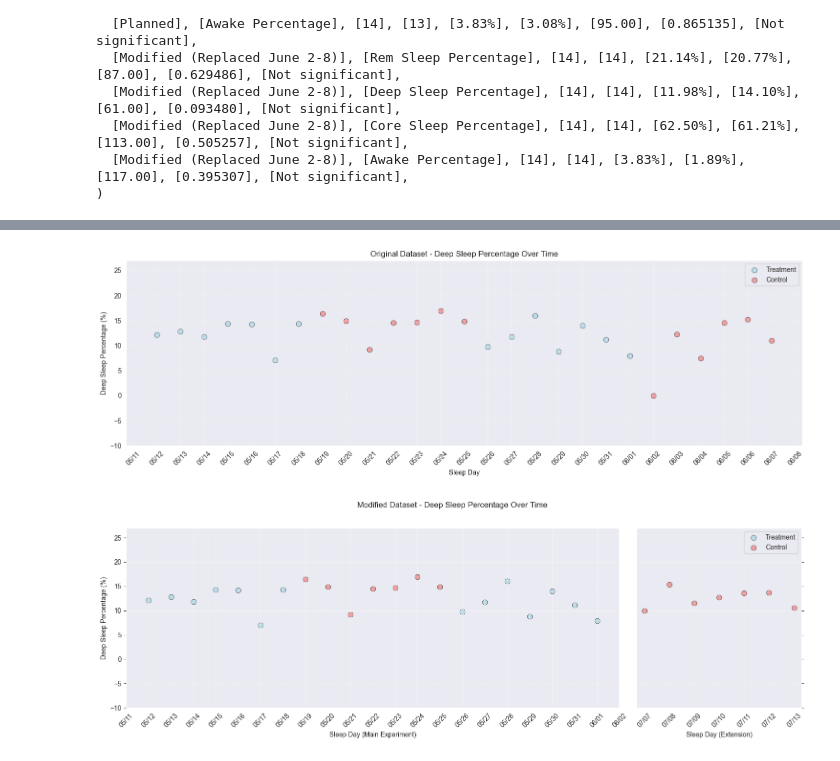
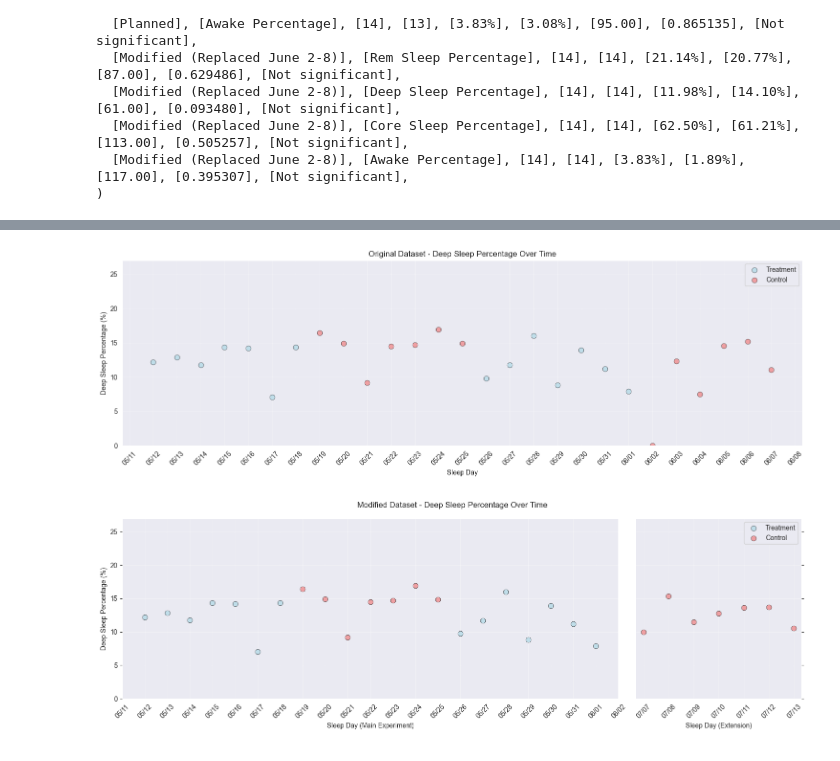
Before and after one commit to cezary17/nof1-analysis-py, a Jupyter notebook: analysis/analyze_data.ipynb, the cells around one changed output, grey strips where cells are left out. Drawn from its saved outputs; the diff is of its cells as text; code cells hidden in the pictures.

```diff
--- a/analysis/analyze_data.ipynb
+++ b/analysis/analyze_data.ipynb
@@ -601,7 +602,7 @@ control_deep_percentage = control_data["deep_sleep_percentage"].to_numpy()
 # Calculate y-axis limits for Deep sleep percentage
 all_deep_data = np.concatenate([treatment_deep_percentage, control_deep_percentage])
 deep_min, deep_max = np.min(all_deep_data), np.max(all_deep_data)
-deep_ylim_min, deep_ylim_max = deep_min - 10, deep_max + 10
+deep_ylim_min, deep_ylim_max = max(0, deep_min - 10), deep_max + 10
 
 ax1.scatter(treatment_dates, treatment_deep_percentage, color='lightblue', alpha=0.7, s=60, label='Treatment', edgecolors='black', linewidth=0.5)
 ax1.scatter(control_dates, control_deep_percentage, color='lightcoral', alpha=0.7, s=60, label='Control', edgecolors='black', linewidth=0.5)
@@ -618,6 +619,7 @@ ax1.xaxis.set_major_formatter(mdates.DateFormatter('%m/%d'))
 ax1.tick_params(axis='x', rotation=45)
 
 plt.tight_layout()
+plt.savefig("../figures/sleep_time/deep_sleep_percentage_scatter_plots_original.png", dpi=300, bbox_inches='tight')
 plt.show()
 
 # Modified dataset with broken x-axis
@@ -657,36 +659,36 @@ if len(extension_treatment_dates) > 0:
 # Hide the spines between ax2 and ax3
 ax2.spines['right'].set_visible(False)
 ax3.spines['left'].set_visible(False)
 ax2.yaxis.tick_left()
 ax2.tick_params(labelright=False)
 ax3.yaxis.tick_right()
 ax3.tick_params(labelleft=False)
 
 # Format x-axis for broken axis plots
 ax2.xaxis.set_major_locator(mdates.DayLocator())
 ax2.xaxis.set_major_formatter(mdates.DateFormatter('%m/%d'))
 ax3.xaxis.set_major_locator(mdates.DayLocator())
 ax3.xaxis.set_major_formatter(mdates.DateFormatter('%m/%d'))
 
 # Set labels and titles
 ax2.set_xlabel('Sleep Day (Main Experiment)')
 ax2.set_ylabel('Deep Sleep Percentage (%)')
 ax3.set_xlabel('Sleep Day (Extension)')
 ax3.legend(loc='upper right')
 ax2.grid(True, alpha=0.3)
 ax3.grid(True, alpha=0.3)
 ax2.tick_params(axis='x', rotation=45)
 ax3.tick_params(axis='x', rotation=45)
 
 # Set overall title
-fig2.suptitle('Modified Dataset - Deep Sleep Percentage Over Time', y=1.02)
+fig2.suptitle('Modified Dataset - Deep Sleep Percentage Over Time')
 
 plt.tight_layout()
 plt.savefig("../figures/sleep_time/deep_sleep_percentage_scatter_plots.png", dpi=300, bbox_inches='tight')
 plt.show()
 # %% [output]
-[figure, old version]
+[figure, new version]
-[figure, old version]
+[figure, new version]
 # %%
 # Create scatter plots showing Core sleep percentage over time for treatment and control groups
 
```
Also changed, not shown: parts of 3 cells of this notebook, 7 other files.
